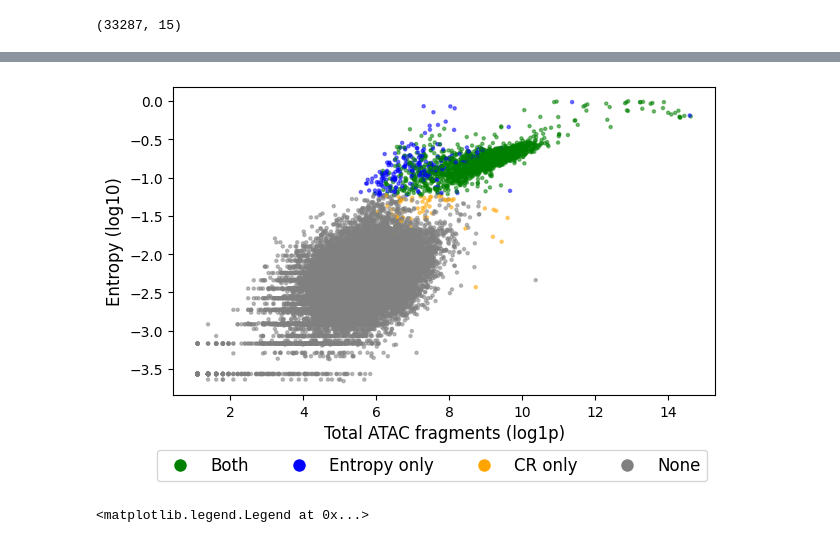
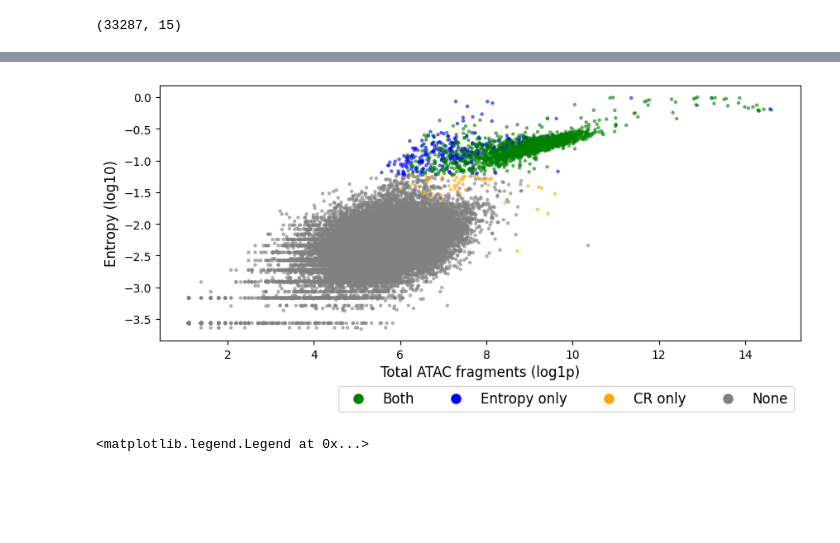
Before and after one commit to streetslab/SADE, a Jupyter notebook: EDA/benchmark_pbmc_compare_w_CR.ipynb, the cells around one changed output, grey strips where cells are left out. Drawn from its saved outputs; the diff is of its cells as text; code cells hidden in the pictures; blank space fills up the shorter version.

```diff
--- a/EDA/benchmark_pbmc_compare_w_CR.ipynb
+++ b/EDA/benchmark_pbmc_compare_w_CR.ipynb
@@ -342,6 +61,12 @@ entropy_df_file = os.path.join(entropy_dir, 'chr1_barcode_entropy_df.tsv')
 entropy_df = pd.read_csv(entropy_df_file, sep=',', index_col=0)
 entropy_df['log10_Entropy'] = np.log10(entropy_df['Entropy'])
 entropy_df['atac_bc'] = entropy_df.index.map(lambda x: x.split('-1')[0])
+
+
+
+entropy_filtered_bc_file = os.path.join(entropy_dir, 'entropy_filtered_bc_df.tsv')
+entropy_filtered_bc_df = pd.read_csv(entropy_filtered_bc_file, sep=',', index_col=0)
+entropy_filtered_bc_df['atac_bc'] = entropy_filtered_bc_df.index.map(lambda x: x.split('-1')[0])
 
 # Load Entropy filtered atac barcodes
 # Use entropy_peak.obs or peak.obs # TODO: Change to be entropy_passed barcodes file
@@ -363,14 +88,6 @@ entropy_peak_frip['atac_bc'] = entropy_peak_frip['barcode'].str.split('-1').str[
 standard_peak_frip['atac_bc'] = standard_peak_frip['barcode'].str.split('-1').str[0]
 standard_peak_frip.set_index('atac_bc', inplace=True)
 entropy_peak_frip.set_index('atac_bc', inplace=True)
-
-
-# Load peak annotations [including peak AUC score from Genrich peaks]
-annotation_dir = os.path.join(entropy_dir, 'annotation')
-peaks_annot = pd.read_csv(os.path.join(annotation_dir, 'annotated_peaks.bed'),      sep='\t')
-entropy_peak_annot = pd.read_csv(os.path.join(annotation_dir, 'annotated_entropy_peaks.bed'), sep='\t')
-lost_peaks_annot = pd.read_csv(os.path.join(annotation_dir, 'annotated_lost_peaks.bed'), sep='\t')
-newly_discovered_peaks_annot = pd.read_csv(os.path.join(annotation_dir, 'annotated_newly_discovered_peaks.bed'),  sep='\t')
 # %%
 if 'standard_peak_FRIP' in entropy_df.columns:
     entropy_df.drop(columns=['standard_peak_FRIP'], inplace=True)
@@ -424,7 +129,7 @@ entropy_df.head()
 # %%
 entropy_df['rna_pass_CR'] = entropy_df['rna_barcodes'].isin(CR_rnamodality_bc['rna_bc'])
 entropy_df['atac_pass_CR'] = entropy_df['atac_bc'].isin(CR_atacmodality_bc['atac_bc'])
-entropy_df['atac_pass_entropy'] = entropy_df['atac_bc'].isin(entropy_peak.obs.index)
+entropy_df['atac_pass_entropy'] = entropy_df['atac_bc'].isin(entropy_filtered_bc_df['atac_bc'])
 # %%
 entropy_df['identified_by_atac'] = entropy_df.apply(
     lambda row: 'both' if row['atac_pass_entropy'] and row['atac_pass_CR'] else
@@ -443,34 +226,34 @@ Name: count, dtype: int64
 # %%
 
 
-fig, ax = plt.subplots( figsize=(7, 4) )
-colors = {'both':'green', 'entropy_only':'blue', 'cr_only':'orange', 'none':'gray'}
-ax.scatter( entropy_df['total_fragment_log1p'], np.log10(entropy_df['Entropy']),  c= entropy_df['identified_by_atac'].map(colors), alpha=0.5, s=5,
+fig, ax = plt.subplots( figsize=(10, 4) )
+colors_map = {'both':'green', 'entropy_only':'blue', 'cr_only':'orange', 'none':'gray'}
+ax.scatter( entropy_df['total_fragment_log1p'], np.log10(entropy_df['Entropy']),  c= entropy_df['identified_by_atac'].map(colors_map), alpha=0.5, s=5,
            )
-handles = [Line2D([0], [0], marker='o', color='w', markerfacecolor=v, label=k, markersize=8) for k, v in colors.items()]
+handles = [Line2D([0], [0], marker='o', color='w', markerfacecolor=v, label=k, markersize=8) for k, v in colors_map.items()]
 ax.legend(title='color', handles=handles, bbox_to_anchor=(0.75, 0.5), loc='upper left')
 ax.set_xlabel('Total ATAC fragments (log1p)', fontsize=12)
 ax.set_ylabel('Entropy (log10)', fontsize=12)
 
 
 
 
 ax.legend(handles=[Line2D([0], [0], marker='o', color='w', label='Both',
                           markerfacecolor='green', markersize=10),
                  Line2D([0], [0], marker='o', color='w', label='Entropy only',
                            markerfacecolor='blue', markersize=10),
                  Line2D([0], [0], marker='o', color='w', label='CR only',
                            markerfacecolor='orange', markersize=10),
                  Line2D([0], [0], marker='o', color='w', label='None',
                            markerfacecolor='gray', markersize=10)],
              bbox_to_anchor=(1, -0.15), loc='upper right', ncol=4, fontsize=12)
 
 # cax_0 = ax.inset_axes([1.1, 0, 0.03, 1], transform=ax.transAxes)
 # fig.colorbar(ax.collections, ax=ax, cax=cax_0, label='Fragments% overlapping called peaks')
 
 plt.show()
 # %% [output]
-[figure, old version]
+[figure, new version]
 # %%
 
 
```
Also changed, not shown: parts of 43 cells of this notebook.
